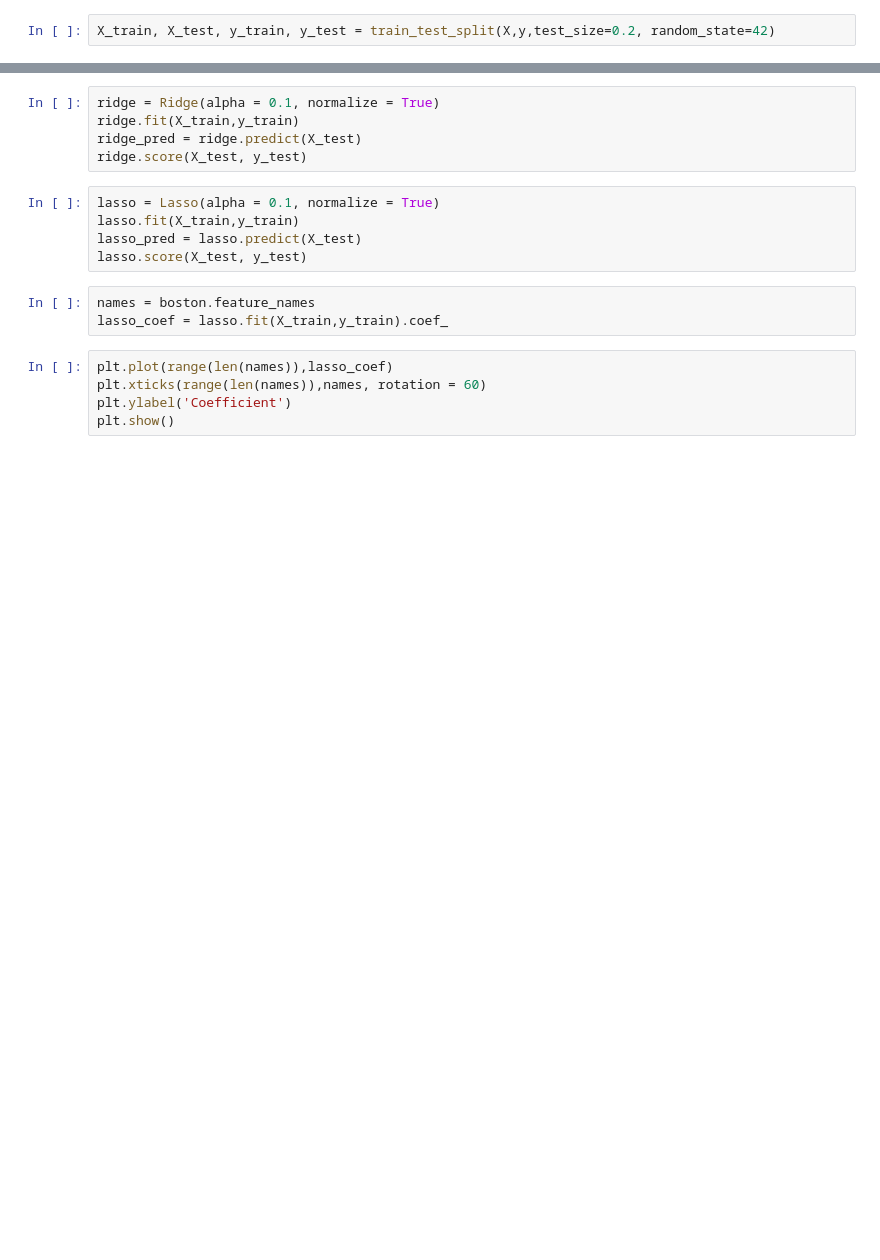
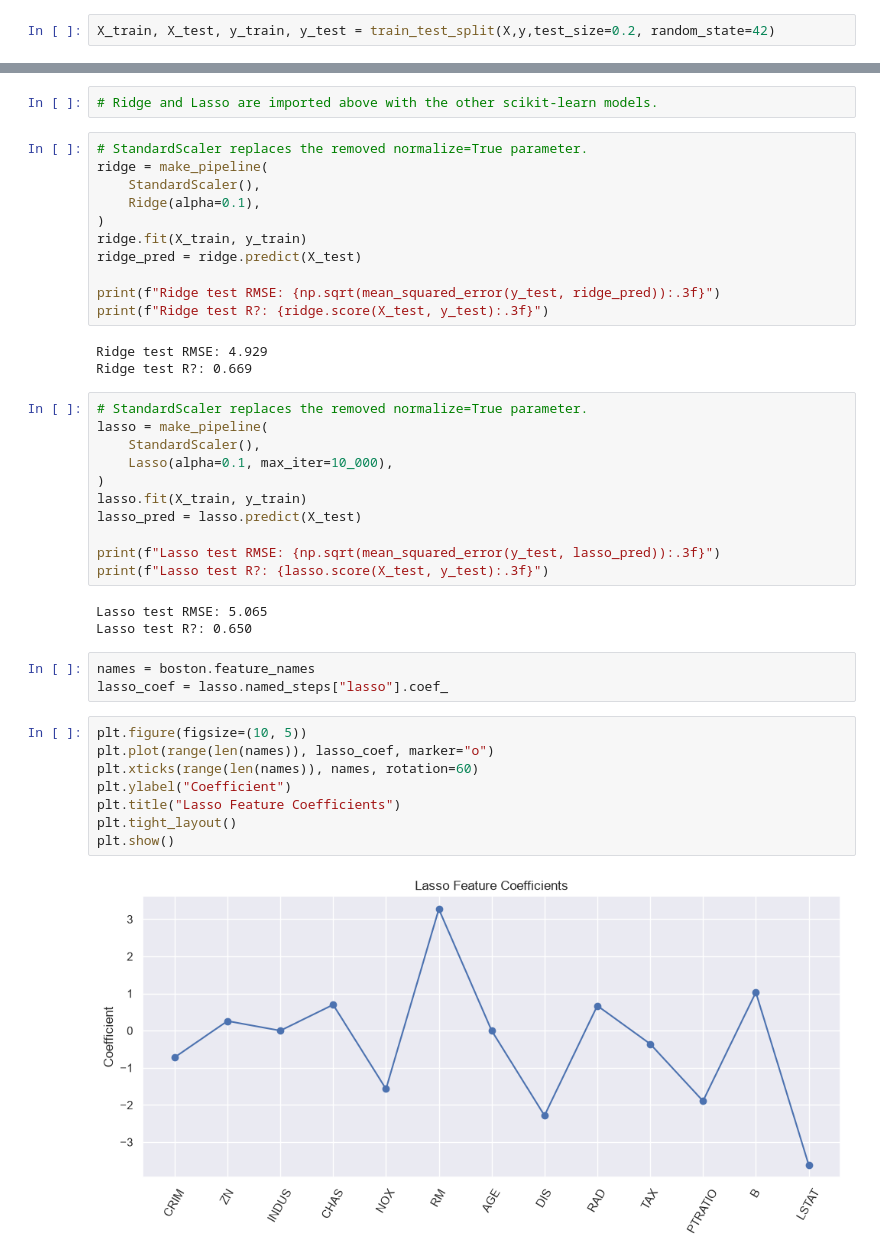
Before and after one commit to amitg0161/Sklearn_learning, a Jupyter notebook: boston_house_sklearn-checkpoint.ipynb, the cells around one changed output, grey strips where cells are left out. Cells and saved outputs as stored; diff of their text form; blank space fills up the shorter version.

```diff
--- a/boston_house_sklearn-checkpoint.ipynb
+++ b/boston_house_sklearn-checkpoint.ipynb
@@ -357,21 +379,46 @@ from sklearn.linear_model import Ridge, Lasso
+# %%
+# Ridge and Lasso are imported above with the other scikit-learn models.
 # %%
-ridge = Ridge(alpha = 0.1, normalize = True)
-ridge.fit(X_train,y_train)
+# StandardScaler replaces the removed normalize=True parameter.
+ridge = make_pipeline(
+    StandardScaler(),
+    Ridge(alpha=0.1),
+)
+ridge.fit(X_train, y_train)
 ridge_pred = ridge.predict(X_test)
-ridge.score(X_test, y_test)
+
+print(f"Ridge test RMSE: {np.sqrt(mean_squared_error(y_test, ridge_pred)):.3f}")
+print(f"Ridge test R?: {ridge.score(X_test, y_test):.3f}")
+# %% [output]
+Ridge test RMSE: 4.929
+Ridge test R?: 0.669
 # %%
-lasso = Lasso(alpha = 0.1, normalize = True)
-lasso.fit(X_train,y_train)
+# StandardScaler replaces the removed normalize=True parameter.
+lasso = make_pipeline(
+    StandardScaler(),
+    Lasso(alpha=0.1, max_iter=10_000),
+)
+lasso.fit(X_train, y_train)
 lasso_pred = lasso.predict(X_test)
-lasso.score(X_test, y_test)
+
+print(f"Lasso test RMSE: {np.sqrt(mean_squared_error(y_test, lasso_pred)):.3f}")
+print(f"Lasso test R?: {lasso.score(X_test, y_test):.3f}")
+# %% [output]
+Lasso test RMSE: 5.065
+Lasso test R?: 0.650
 # %%
 names = boston.feature_names
-lasso_coef = lasso.fit(X_train,y_train).coef_
+lasso_coef = lasso.named_steps["lasso"].coef_
 # %%
-plt.plot(range(len(names)),lasso_coef)
-plt.xticks(range(len(names)),names, rotation = 60)
-plt.ylabel('Coefficient')
+plt.figure(figsize=(10, 5))
+plt.plot(range(len(names)), lasso_coef, marker="o")
+plt.xticks(range(len(names)), names, rotation=60)
+plt.ylabel("Coefficient")
+plt.title("Lasso Feature Coefficients")
+plt.tight_layout()
 plt.show()
+# %% [output]
+[figure, added]
 # %%
 alpha_space = np.logspace(-4, 0, 50)
 ridge_scores = []
```
Also changed, not shown: parts of 31 cells of this notebook, 17 other files.
